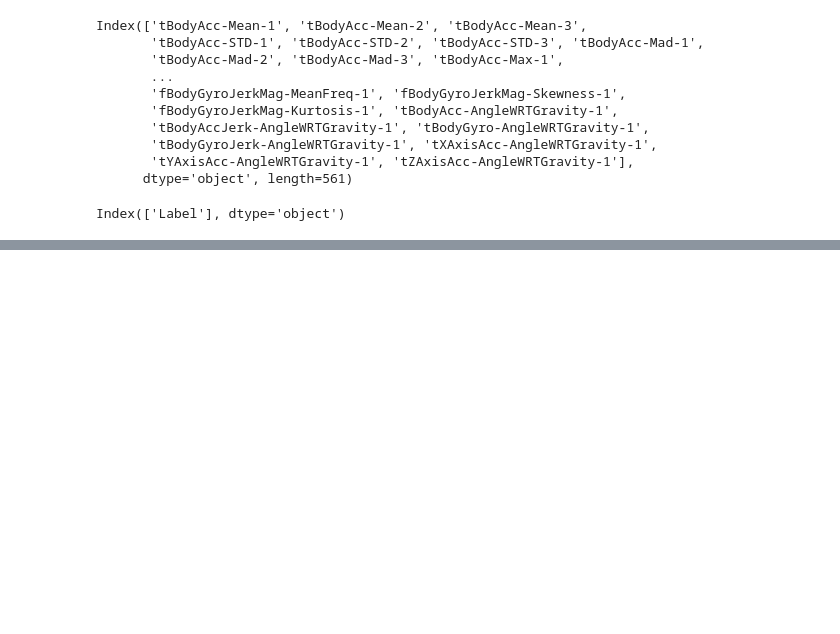
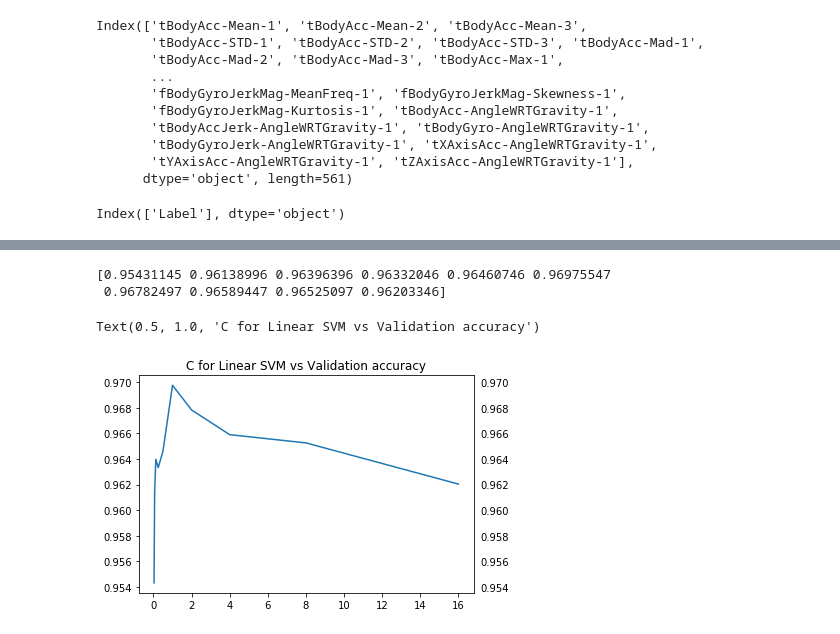
Before and after one commit to HAPTDS/HAPT, a Jupyter notebook: HAPT preprocessing.ipynb, the cells around one changed output, grey strips where cells are left out. Drawn from its saved outputs; the diff is of its cells as text; code cells hidden in the pictures; blank space fills up the shorter version.

```diff
--- a/HAPT preprocessing.ipynb
+++ b/HAPT preprocessing.ipynb
@@ -160,8 +196,10 @@ accuracy:   0.714
 [figure]
 # %%
 indx=0
-accuracy = np.zeros(11)
+accuracy = np.zeros(10)
+penalty=np.zeros(10)
 for i in range(-5,5):
+        print('\n\nIteration No. {}'.format(i+5))
         print ('Training linear svm... for C:{}'.format(2**i))
         lsvm_clf = svm.SVC(C=2**i, kernel='linear')
         lsvm_clf.fit(X_tr,y_tr)
@@ -174,10 +212,7 @@ for i in range(-5,5):
 
         pred = lsvm_clf.predict(X_val)
         accuracy[indx]=metrics.accuracy_score(y_val, pred)
+        penalty[indx]=2**i
         print ('Linear SVM Validation Accuracy for C=%f: %.4f' % (2**i,accuracy[indx]))
         indx += 1
-plt.figure()
-plt.plot(accuracy)
-plt.tick_params(labelright = True)
-plt.title('Validation accuracy vs C for linear SVM')
 # %% [output]
@@ -235,0 +297,11 @@ Text(0.5, 1.0, 'Validation accuracy vs C for linear SVM')
+# %%
+plt.figure()
+print(accuracy)
+plt.plot(penalty,accuracy)
+plt.tick_params(labelright = True)
+plt.title('C for Linear SVM vs Validation accuracy')
+# %% [output]
+[0.95431145 0.96138996 0.96396396 0.96332046 0.96460746 0.96975547
+ 0.96782497 0.96589447 0.96525097 0.96203346]
+Text(0.5, 1.0, 'C for Linear SVM vs Validation accuracy')
+[figure, added]
```
Also changed, not shown: parts of 6 cells of this notebook.
